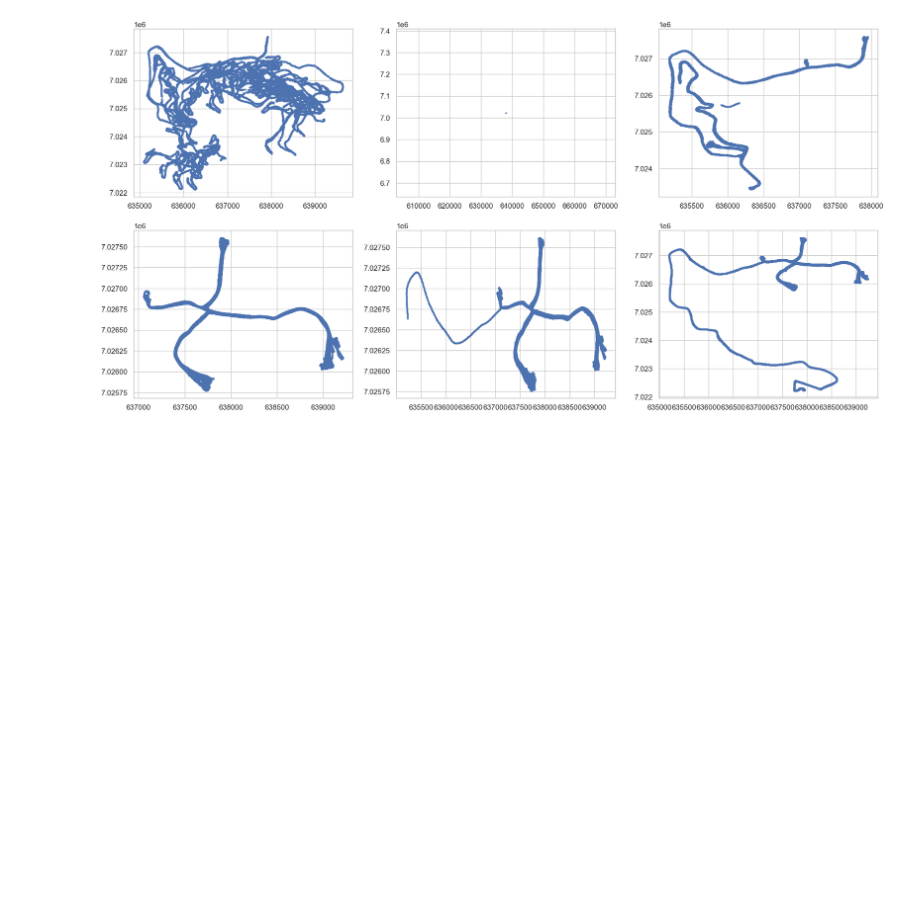
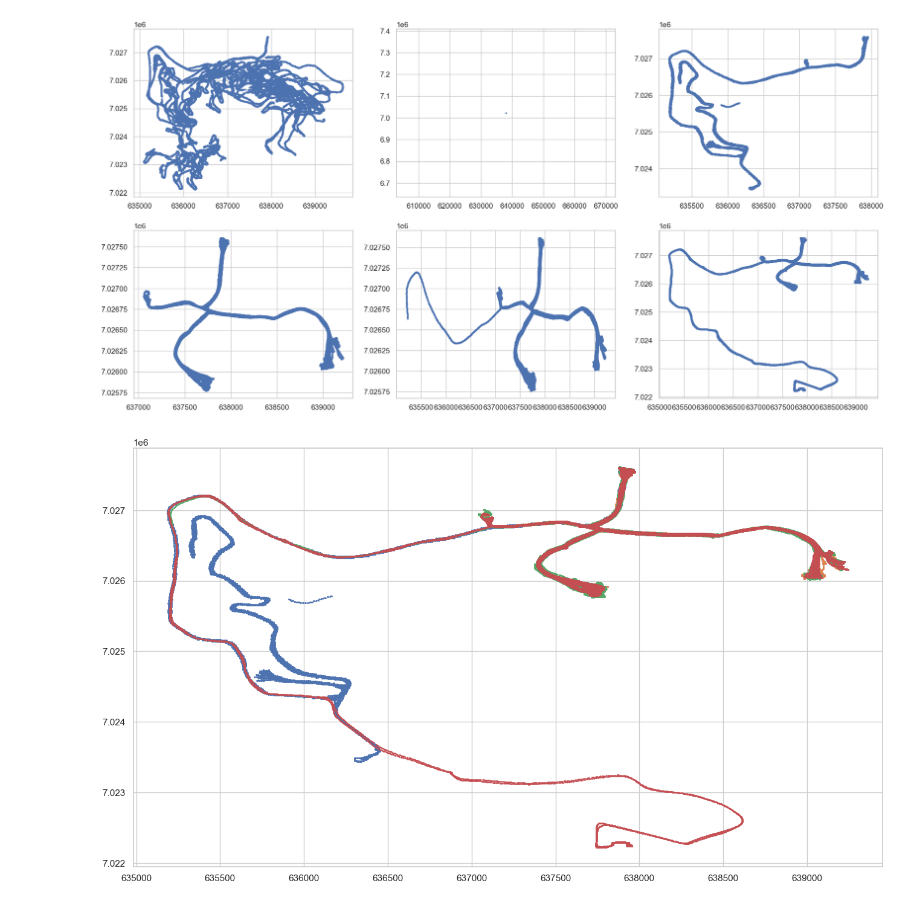
Before and after one commit to lskog7/python_projects_rep, a Jupyter notebook: Piklema DS test task/DS_test_solving.ipynb, the cells around one changed output. Drawn from its saved outputs; the diff is of its cells as text; code cells hidden in the pictures; blank space fills up the shorter version.

```diff
--- a/Piklema DS test task/DS_test_solving.ipynb
+++ b/Piklema DS test task/DS_test_solving.ipynb
@@ -154,0 +160,10 @@ for item in obj_id_sorted:
+# %%
+# Накладываем оставшиеся графики друг на друга.
+
+for n in range(1123,1127):
+    plt.scatter(x=new_coord_rounded[new_coord_rounded['objectid'] == n].x, y=new_coord_rounded[new_coord_rounded['objectid'] == n].y, s=1)
+
+# Видно, что маршруты хорошо соотносятся. В точках справа сверху находятся точки РАЗГРУЗКИ (так как туда съезжаются все машины),
+# внизу - точки ПОГРУЗКИ (маршруты отличаются)
+# %% [output]
+[figure, added]
```
Also changed, not shown: parts of 6 cells of this notebook.
